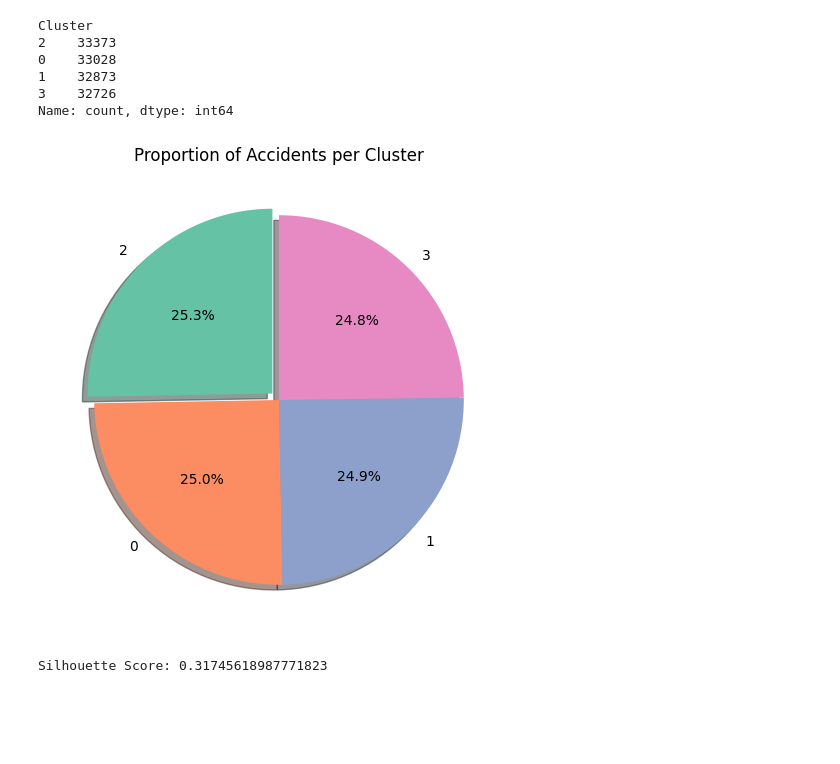
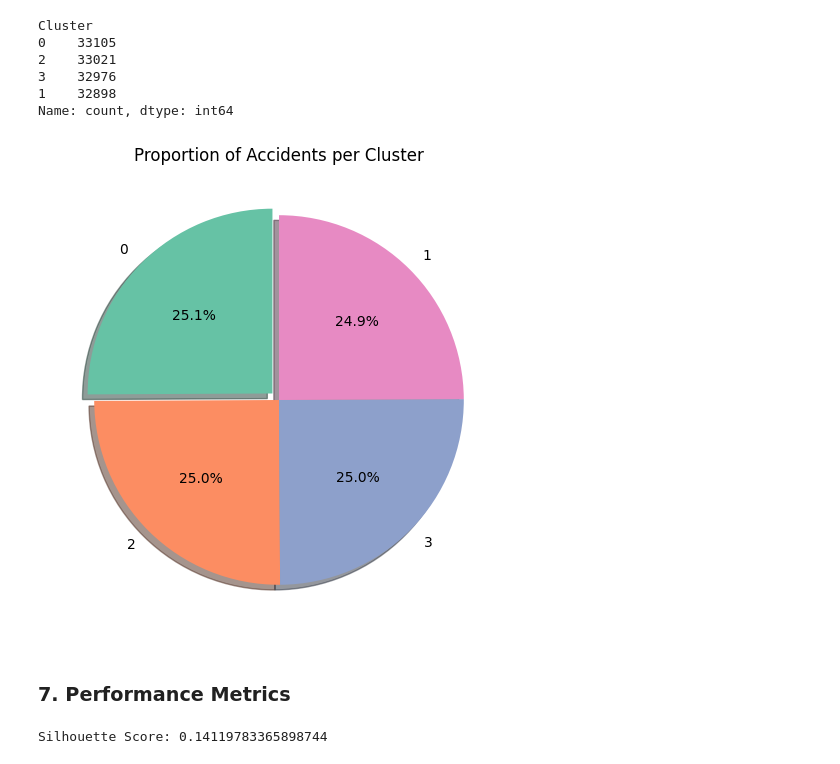
Before and after one commit to iamnotchris14/RoadAccidentDataset, a Jupyter notebook: kMeansClustering.ipynb, the cells around one changed output. Cells and saved outputs as stored; diff of their text form; code cells hidden in the pictures; blank space fills up the shorter version.

```diff
--- a/kMeansClustering.ipynb
+++ b/kMeansClustering.ipynb
@@ -42,15 +87,12 @@ memory usage: 5.0 MB
 # %%
 from sklearn.preprocessing import StandardScaler
 
-# Select only numeric columns
-numeric_cols = data_cleaned.select_dtypes(include=['int64', 'float64']).columns
-
 # Standardize numerical features
 scaler = StandardScaler()
-scaled_data = scaler.fit_transform(data_cleaned[numeric_cols])
+scaled_data = scaler.fit_transform(data_cleaned)
 
 #Convert back to DataFrame for easier handling
-scaled_data_df = pd.DataFrame(scaled_data, columns=numeric_cols)
+scaled_data_df = pd.DataFrame(scaled_data, columns=data_cleaned.columns)
 scaled_data_df.info()
 scaled_data_df.head()
 # %% [output]
@@ -134,7 +124,7 @@ K = range(1, 11)
 
 for k in K:
     kmeans = KMeans(n_clusters=k, random_state=42)
-    kmeans.fit(pca_df)
+    kmeans.fit(scaled_data_df)
     wcss.append(kmeans.inertia_)  # inertia_ = WCSS
 
 # Plot WCSS
@@ -157,49 +149,50 @@ Optimal number of clusters (elbow point): 4
 # %%
 from sklearn.cluster import KMeans
-
-# Initialize KMeans with optimal k
-kmeans = KMeans(n_clusters=optimal_k, random_state=42)
-cluster_labels = kmeans.fit_predict(pca_df)
+import seaborn as sns
+# Number of clusters = 4
+kmeans = KMeans(n_clusters=4, random_state=42)
+cluster_labels = kmeans.fit_predict(scaled_data_df)
 
 # Add cluster labels to original cleaned dataset
 data_cleaned['Cluster'] = cluster_labels
 
 # Check number of points per cluster
 print(data_cleaned['Cluster'].value_counts())
 
 # Calculate cluster counts
 cluster_counts = data_cleaned['Cluster'].value_counts()
 
 # Plot pie chart
 plt.figure(figsize=(6,6))
 plt.pie(cluster_counts.values,
         labels=cluster_counts.index,
         autopct='%1.1f%%',
         colors=sns.color_palette("Set2"),
         startangle=90,
         explode=[0.05 if i==cluster_counts.idxmax() else 0 for i in cluster_counts.index],
         shadow=True)
 plt.title("Proportion of Accidents per Cluster")
 plt.show()
 # %% [output]
 Cluster
-2    33373
-0    33028
-1    32873
-3    32726
+0    33105
+2    33021
+3    32976
+1    32898
 Name: count, dtype: int64
-[figure, old version]
+[figure, new version]
+# %% [markdown]
+### 7. Performance Metrics
 # %%
-# Take sample from PCA data
-pca_df_sample = pca_df.sample(n=10000, random_state=42)
+from sklearn.metrics import silhouette_score
+# Take sample from scaled data for silhouette score calculation
+scaled_sample = scaled_data_df.sample(n=10000, random_state=42)
 
 # Get the corresponding cluster labels
-sample_labels = cluster_labels[pca_df_sample.index]
+sample_labels = data_cleaned.loc[scaled_sample.index, 'Cluster']
 
-from sklearn.metrics import silhouette_score
-
-sil_score = silhouette_score(pca_df_sample, sample_labels)
+sil_score = silhouette_score(scaled_sample, sample_labels)
 
 print("Silhouette Score:", sil_score)
 # %% [output]
-Silhouette Score: 0.31745618987771823
+Silhouette Score: 0.14119783365898744
```
Also changed, not shown: parts of 23 cells of this notebook, 3 other files.
